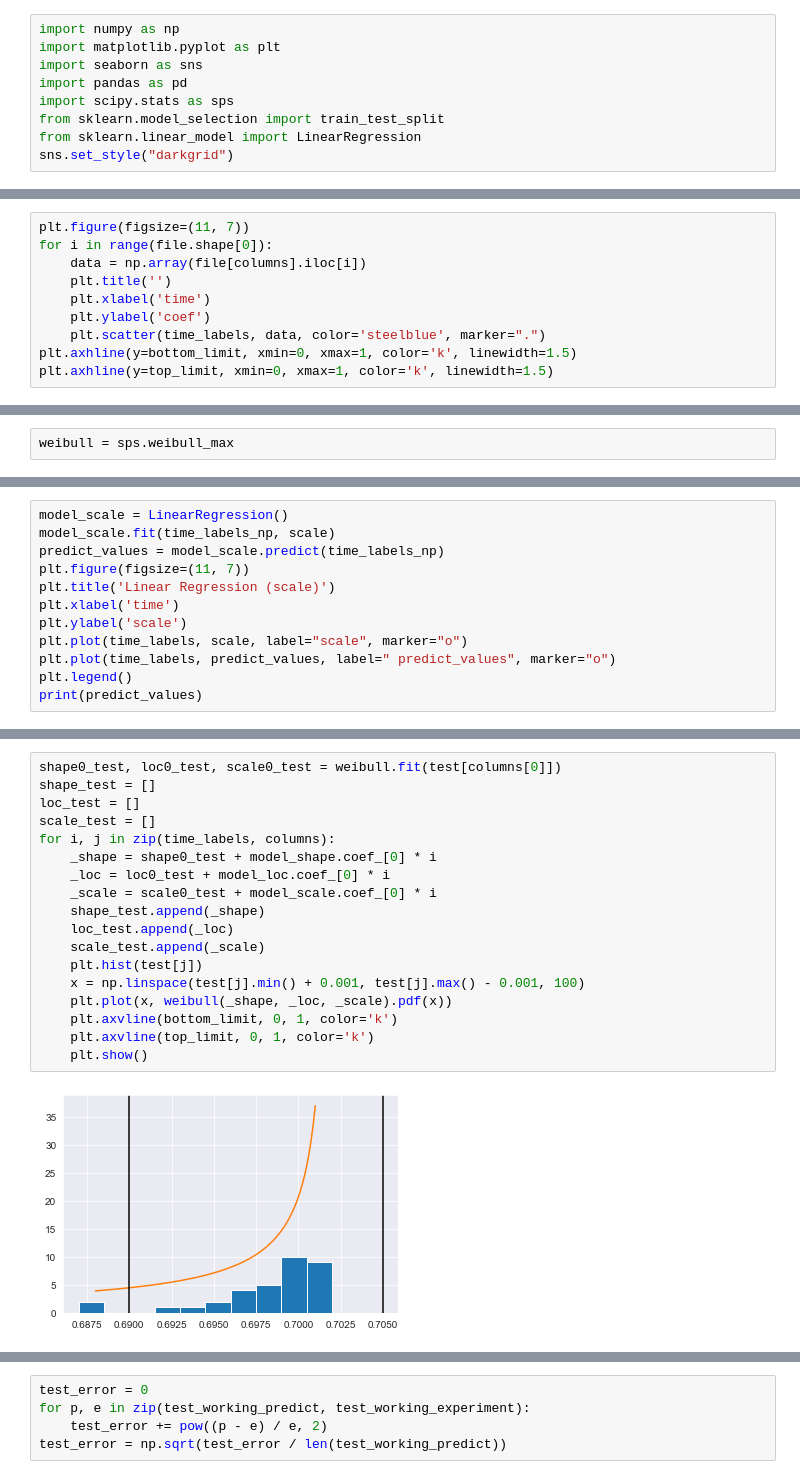
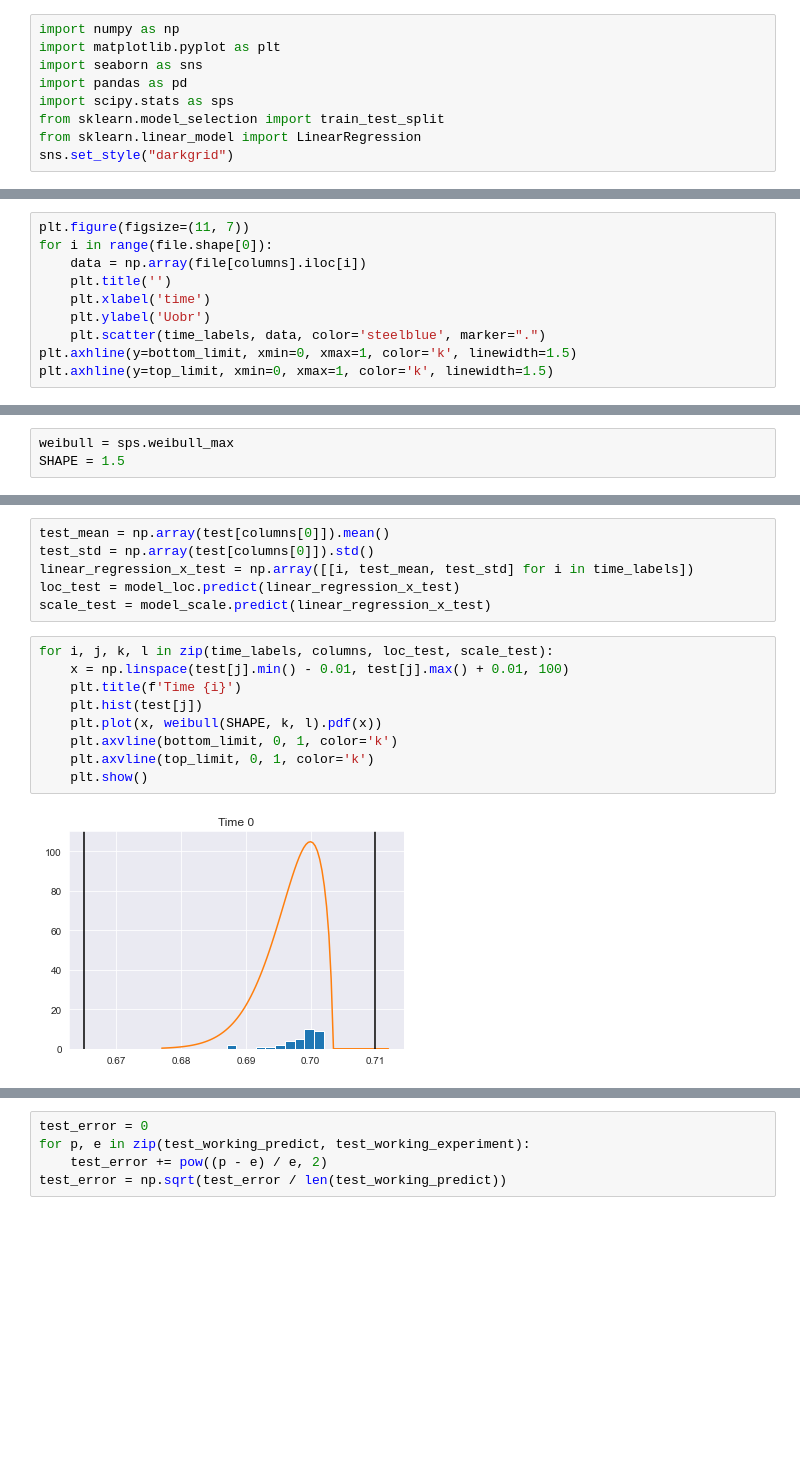
Before and after one commit to rommmmmka/data-processing, a Jupyter notebook: weibull_distribution.ipynb, the cells around one changed output, grey strips where cells are left out. Drawn from its saved outputs; the diff is of its cells as text; blank space fills up the shorter version.

Commit message:
multiple linear regression in weibull distribution done

```diff
--- a/weibull_distribution.ipynb
+++ b/weibull_distribution.ipynb
@@ -38,7 +39,7 @@ for i in range(file.shape[0]):
     data = np.array(file[columns].iloc[i])
     plt.title('')
     plt.xlabel('time')
-    plt.ylabel('coef')
+    plt.ylabel('Uobr')
     plt.scatter(time_labels, data, color='steelblue', marker=".")
 plt.axhline(y=bottom_limit, xmin=0, xmax=1, color='k', linewidth=1.5)
 plt.axhline(y=top_limit, xmin=0, xmax=1, color='k', linewidth=1.5)
@@ -48,3 +49,4 @@ plt.axhline(y=top_limit, xmin=0, xmax=1, color='k', linewidth=1.5)
 # %%
 weibull = sps.weibull_max
+SHAPE = 1.5
 # %%
@@ -103,12 +71,0 @@ print(predict_values)
-# %%
-model_scale = LinearRegression()
-model_scale.fit(time_labels_np, scale)
-predict_values = model_scale.predict(time_labels_np)
-plt.figure(figsize=(11, 7))
-plt.title('Linear Regression (scale)')
-plt.xlabel('time')
-plt.ylabel('scale')
-plt.plot(time_labels, scale, label="scale", marker="o")
-plt.plot(time_labels, predict_values, label=" predict_values", marker="o")
-plt.legend()
-print(predict_values)
@@ -119,20 +103,17 @@ print(predict_values)
+# %%
+test_mean = np.array(test[columns[0]]).mean()
+test_std = np.array(test[columns[0]]).std()
+linear_regression_x_test = np.array([[i, test_mean, test_std] for i in time_labels])
+loc_test = model_loc.predict(linear_regression_x_test)
+scale_test = model_scale.predict(linear_regression_x_test)
 # %%
-shape0_test, loc0_test, scale0_test = weibull.fit(test[columns[0]])
-shape_test = []
-loc_test = []
-scale_test = []
-for i, j in zip(time_labels, columns):
-    _shape = shape0_test + model_shape.coef_[0] * i
-    _loc = loc0_test + model_loc.coef_[0] * i
-    _scale = scale0_test + model_scale.coef_[0] * i
-    shape_test.append(_shape)
-    loc_test.append(_loc)
-    scale_test.append(_scale)
+for i, j, k, l in zip(time_labels, columns, loc_test, scale_test):
+    x = np.linspace(test[j].min() - 0.01, test[j].max() + 0.01, 100)
+    plt.title(f'Time {i}')
     plt.hist(test[j])
-    x = np.linspace(test[j].min() + 0.001, test[j].max() - 0.001, 100)
-    plt.plot(x, weibull(_shape, _loc, _scale).pdf(x))
+    plt.plot(x, weibull(SHAPE, k, l).pdf(x))
     plt.axvline(bottom_limit, 0, 1, color='k')
     plt.axvline(top_limit, 0, 1, color='k')
     plt.show()
 # %% [output]
-[figure, old version]
+[figure, new version]
```
Also changed, not shown: parts of 13 cells of this notebook, 1 other file.
